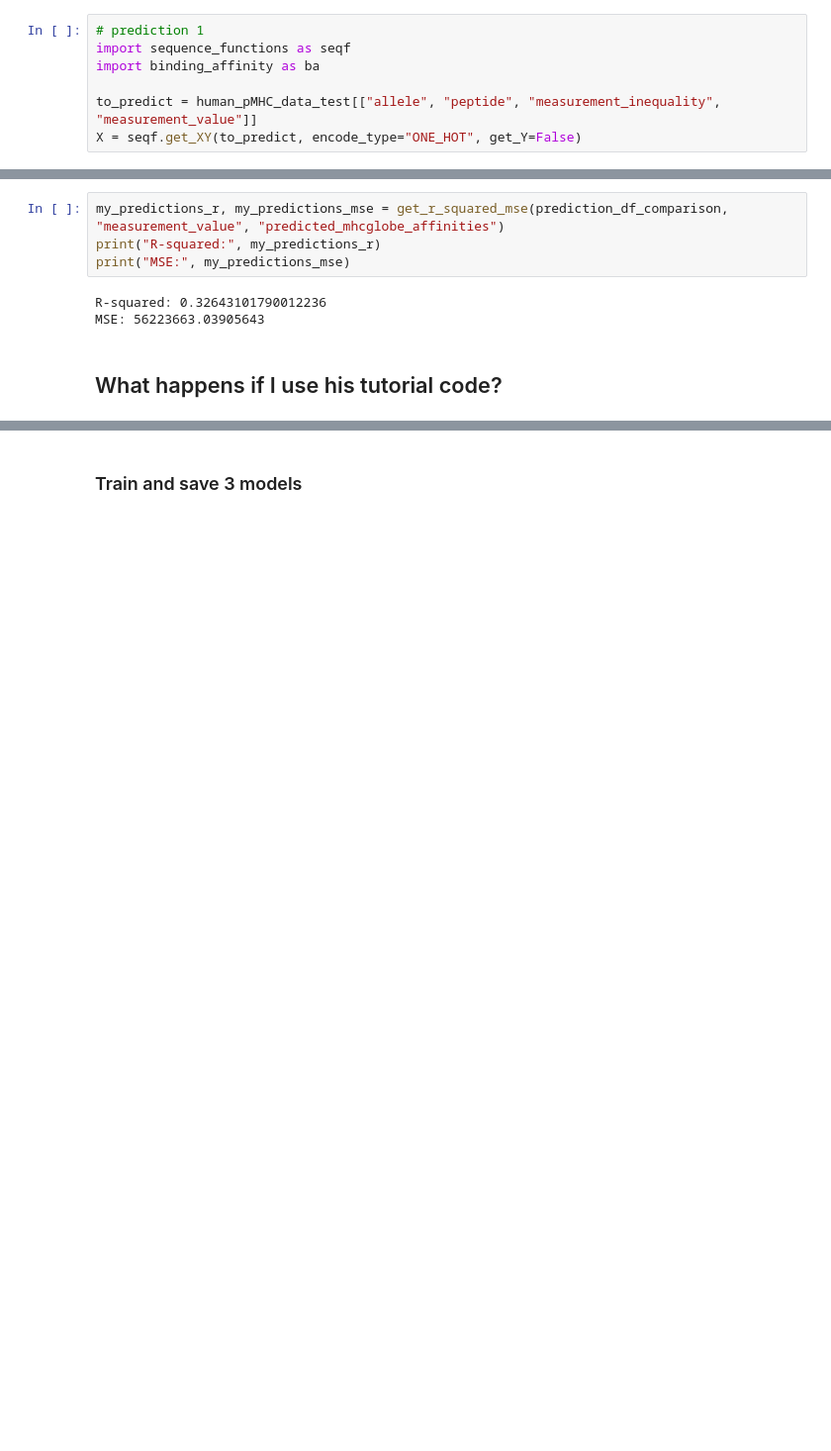
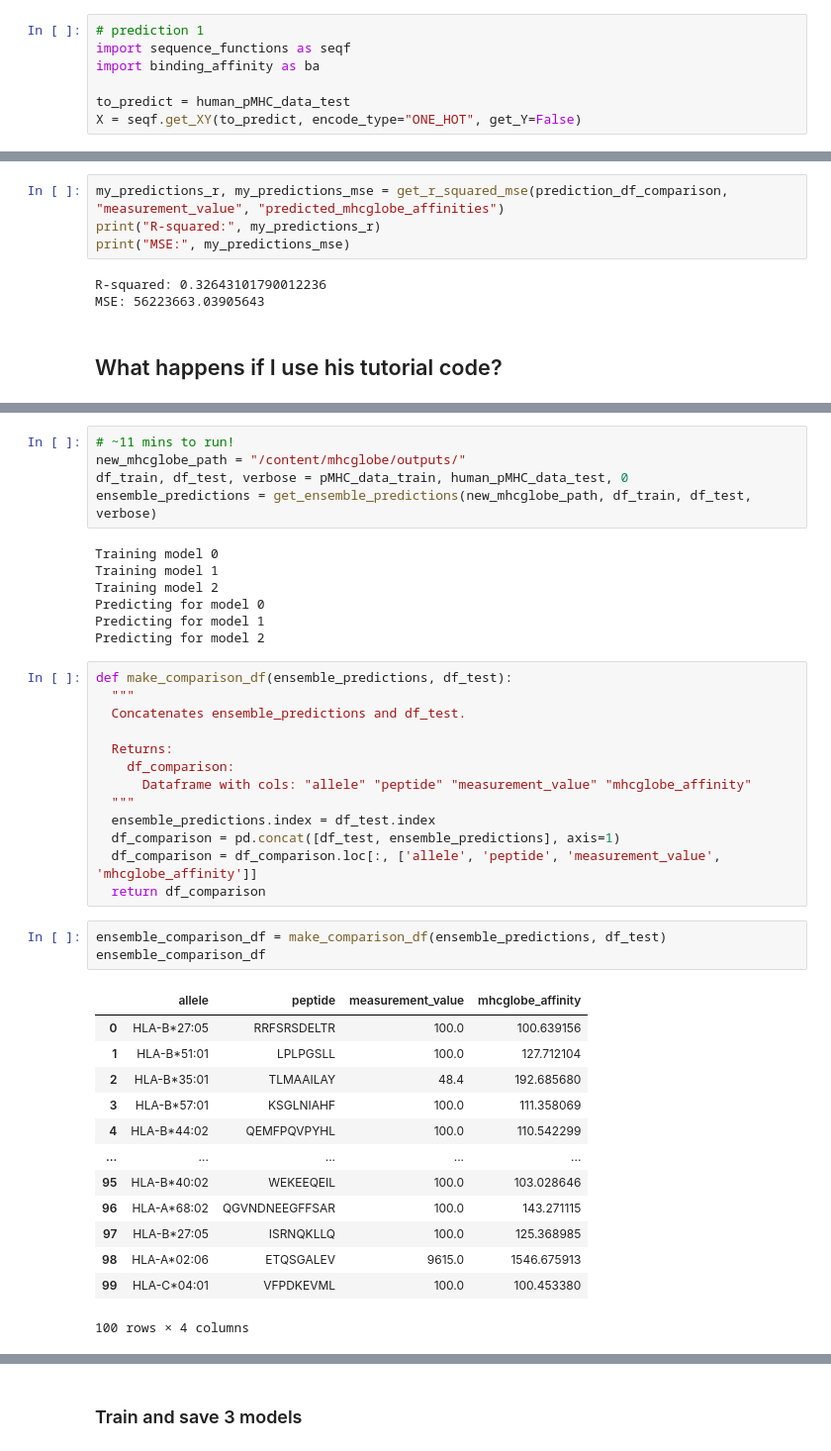
Before and after one commit to prakritipaul/mhcglobe, a Jupyter notebook: prakriti_MHCglobe_code_validation.ipynb, the cells around one changed output, grey strips where cells are left out. Shown: that part at 99% size. Cells and saved outputs as stored; diff of their text form; blank space fills up the shorter version.

```diff
--- a/prakriti_MHCglobe_code_validation.ipynb
+++ b/prakriti_MHCglobe_code_validation.ipynb
@@ -179,7 +208,7 @@ new_model_3 = trainf.train_mhcglobe_model(init_model, X_tr, Y_tr, X_es, Y_es, ne
 import sequence_functions as seqf
 import binding_affinity as ba
 
-to_predict = human_pMHC_data_test[["allele", "peptide", "measurement_inequality", "measurement_value"]]
+to_predict = human_pMHC_data_test
 X = seqf.get_XY(to_predict, encode_type="ONE_HOT", get_Y=False)
 # %%
 def get_prediction_df(new_model, X, to_predict):
@@ -388,0 +452,42 @@ MSE: 56223663.03905643
+# %%
+# ~11 mins to run!
+new_mhcglobe_path = "/content/mhcglobe/outputs/"
+df_train, df_test, verbose = pMHC_data_train, human_pMHC_data_test, 0
+ensemble_predictions = get_ensemble_predictions(new_mhcglobe_path, df_train, df_test, verbose)
+# %% [output]
+Training model 0
+Training model 1
+Training model 2
+Predicting for model 0
+Predicting for model 1
+Predicting for model 2
+# %%
+def make_comparison_df(ensemble_predictions, df_test):
+  """
+  Concatenates ensemble_predictions and df_test.
+
+  Returns:
+    df_comparison:
+      Dataframe with cols: "allele" "peptide" "measurement_value" "mhcglobe_affinity"
+  """
+  ensemble_predictions.index = df_test.index
+  df_comparison = pd.concat([df_test, ensemble_predictions], axis=1)
+  df_comparison = df_comparison.loc[:, ['allele', 'peptide', 'measurement_value', 'mhcglobe_affinity']]
+  return df_comparison
+# %%
+ensemble_comparison_df = make_comparison_df(ensemble_predictions, df_test)
+ensemble_comparison_df
+# %% [output]
+|  | allele | peptide | measurement_value | mhcglobe_affinity |
+| 0 | HLA-B*27:05 | RRFSRSDELTR | 100.0 | 100.639156 |
+| 1 | HLA-B*51:01 | LPLPGSLL | 100.0 | 127.712104 |
+| 2 | HLA-B*35:01 | TLMAAILAY | 48.4 | 192.685680 |
+| 3 | HLA-B*57:01 | KSGLNIAHF | 100.0 | 111.358069 |
+| 4 | HLA-B*44:02 | QEMFPQVPYHL | 100.0 | 110.542299 |
+| ... | ... | ... | ... | ... |
+| 95 | HLA-B*40:02 | WEKEEQEIL | 100.0 | 103.028646 |
+| 96 | HLA-A*68:02 | QGVNDNEEGFFSAR | 100.0 | 143.271115 |
+| 97 | HLA-B*27:05 | ISRNQKLLQ | 100.0 | 125.368985 |
+| 98 | HLA-A*02:06 | ETQSGALEV | 9615.0 | 1546.675913 |
+| 99 | HLA-C*04:01 | VFPDKEVML | 100.0 | 100.453380 |
+100 rows × 4 columns
```
Also changed, not shown: parts of 17 cells of this notebook.
